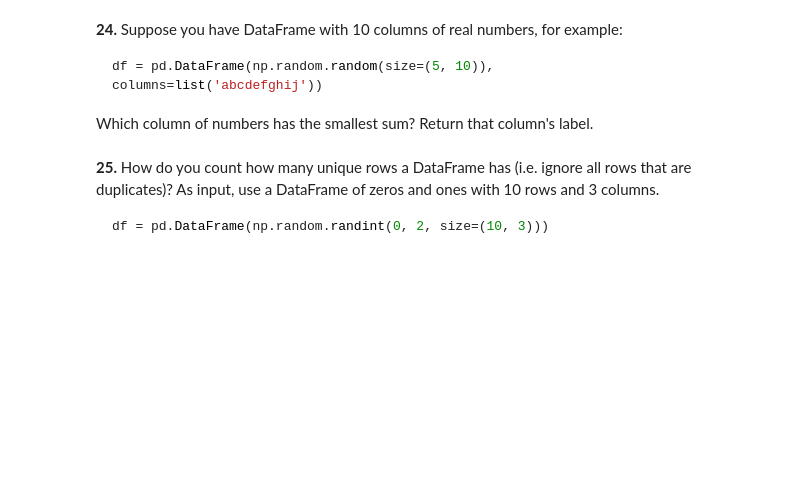
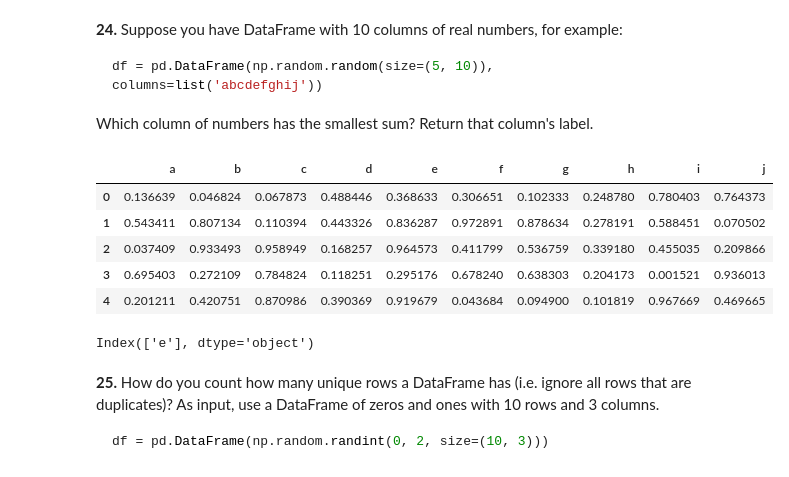
Before and after one commit to Yongliang-Shi/100-pandas-puzzles, a Jupyter notebook: 100-pandas-puzzles.ipynb, the cells around one changed output. Drawn from its saved outputs; the diff is of its cells as text; code cells hidden in the pictures; blank space fills up the shorter version.

````diff
--- a/100-pandas-puzzles.ipynb
+++ b/100-pandas-puzzles.ipynb
@@ -483,6 +560,20 @@ how do you subtract the row mean from each element in the row?
 df = pd.DataFrame(np.random.random(size=(5, 10)), columns=list('abcdefghij'))
 ```
 Which column of numbers has the smallest sum?  Return that column's label.
+# %%
+df = pd.DataFrame(np.random.random(size=(5, 10)), columns=list('abcdefghij'))
+df
+# %% [output]
+|  | a | b | c | d | e | f | g | h | i | j |
+| 0 | 0.136639 | 0.046824 | 0.067873 | 0.488446 | 0.368633 | 0.306651 | 0.102333 | 0.248780 | 0.780403 | 0.764373 |
+| 1 | 0.543411 | 0.807134 | 0.110394 | 0.443326 | 0.836287 | 0.972891 | 0.878634 | 0.278191 | 0.588451 | 0.070502 |
+| 2 | 0.037409 | 0.933493 | 0.958949 | 0.168257 | 0.964573 | 0.411799 | 0.536759 | 0.339180 | 0.455035 | 0.209866 |
+| 3 | 0.695403 | 0.272109 | 0.784824 | 0.118251 | 0.295176 | 0.678240 | 0.638303 | 0.204173 | 0.001521 | 0.936013 |
+| 4 | 0.201211 | 0.420751 | 0.870986 | 0.390369 | 0.919679 | 0.043684 | 0.094900 | 0.101819 | 0.967669 | 0.469665 |
+# %%
+df.sum(axis=0).nlargest(n=1,keep='all').index
+# %% [output]
+Index(['e'], dtype='object')
 # %% [markdown]
 **25.** How do you count how many unique rows a DataFrame has (i.e. ignore all rows that are duplicates)? As input, use a DataFrame of zeros and ones with 10 rows and 3 columns.
 
````
Also changed, not shown: parts of 23 cells of this notebook.
